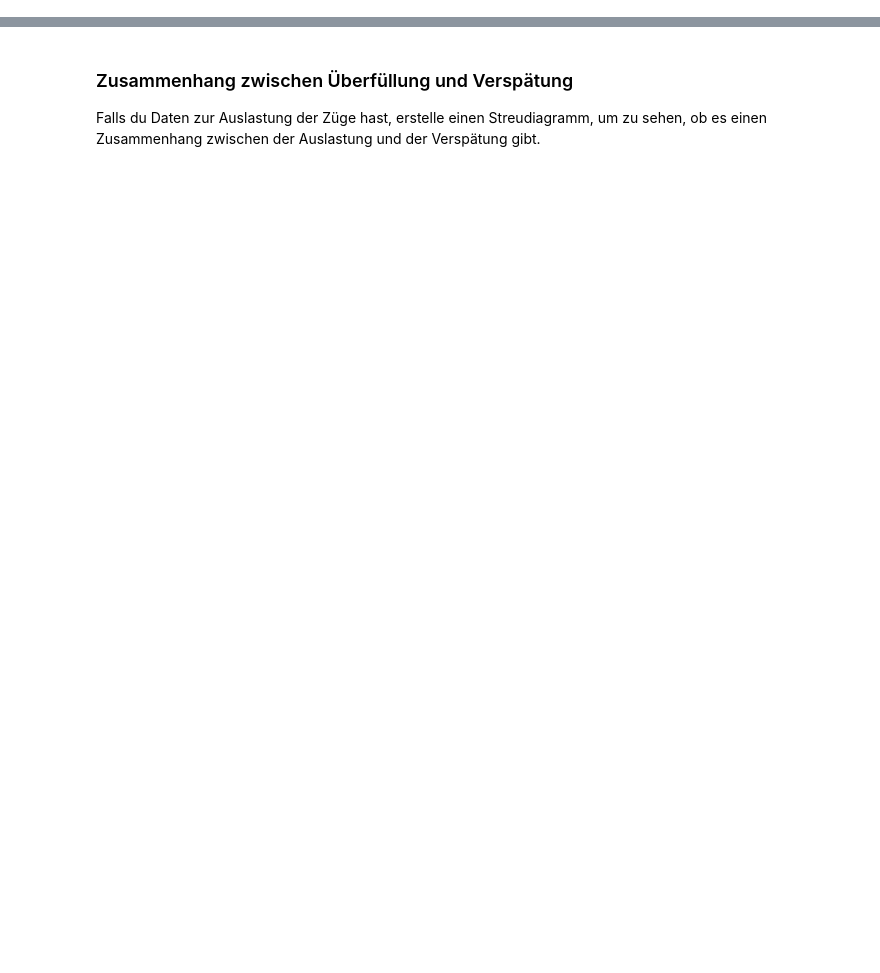
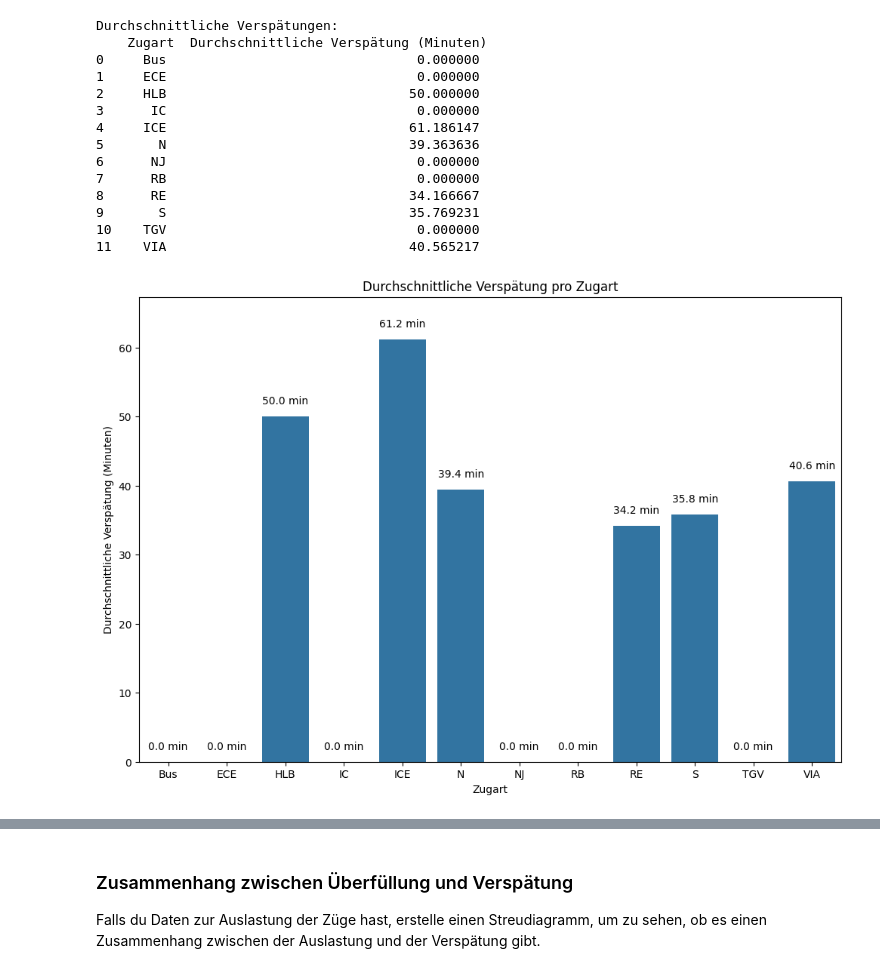
Before and after one commit to luca910/bahn-mining, a Jupyter notebook: graphics.ipynb, the cells around one changed output, grey strips where cells are left out. Drawn from its saved outputs; the diff is of its cells as text; code cells hidden in the pictures; blank space fills up the shorter version.

Commit message:
Korrektur der durchschnittlichen Verspätung in Minuten je Zugart

```diff
--- a/graphics.ipynb
+++ b/graphics.ipynb
@@ -25,0 +24,24 @@ plt.show()
+# %%
+# Beispielaufruf der Funktion
+file_path = 'out/Result_41.csv'  # Passe den Pfad hier an
+average_delays = calculate_average_delay(file_path, include_zero_delay=False)  # Setze True oder False
+print("Durchschnittliche Verspätungen:\n", average_delays)
+
+# Plotten der Verzögerungen
+plot_delay(average_delays)
+# %% [output]
+Durchschnittliche Verspätungen:
+    Zugart  Durchschnittliche Verspätung (Minuten)
+0     Bus                                0.000000
+1     ECE                                0.000000
+2     HLB                               50.000000
+3      IC                                0.000000
+4     ICE                               61.186147
+5       N                               39.363636
+6      NJ                                0.000000
+7      RB                                0.000000
+8      RE                               34.166667
+9       S                               35.769231
+10    TGV                                0.000000
+11    VIA                               40.565217
+[figure, added]
```
Also changed, not shown: parts of 10 cells of this notebook.
